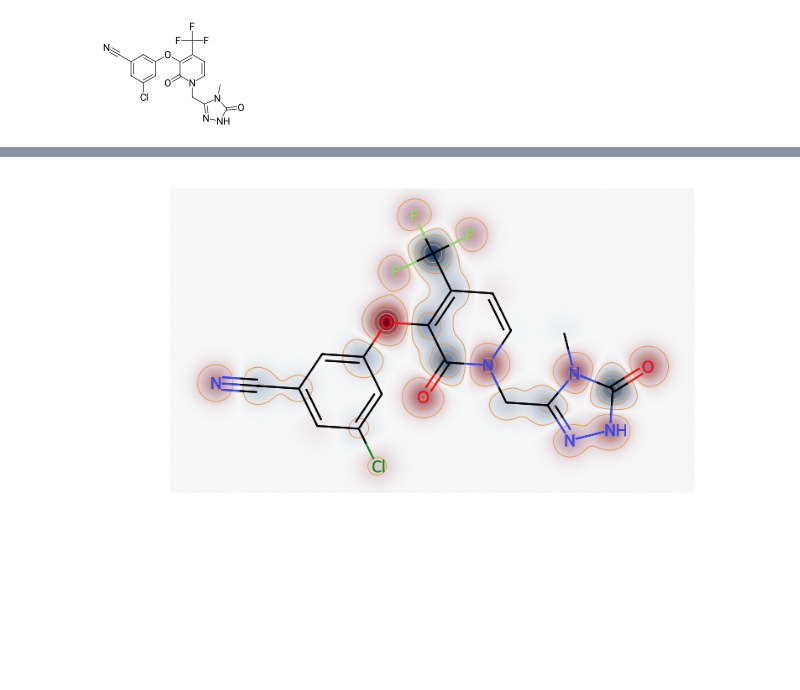
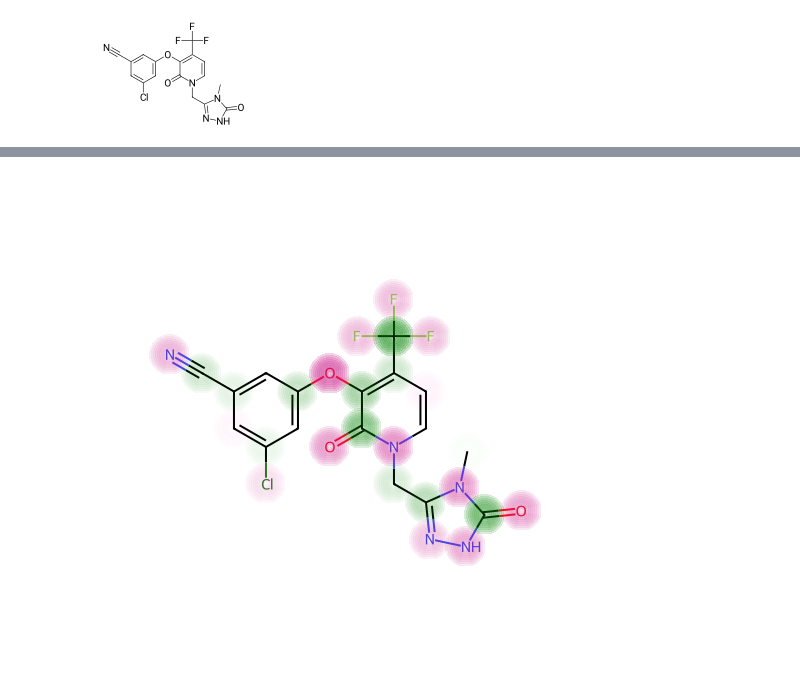
Before and after one commit to seacunilever/mlchem, a Jupyter notebook: examples/4 - Molecule Drawing/mol_drawing_demo.ipynb, the cells around one changed output, grey strips where cells are left out. Drawn from its saved outputs; the diff is of its cells as text; code cells hidden in the pictures; blank space fills up the shorter version.

Commit message:
refresh drawing tutorial notebook and update drawing API

```diff
--- a/examples/4 - Molecule Drawing/mol_drawing_demo.ipynb
+++ b/examples/4 - Molecule Drawing/mol_drawing_demo.ipynb
@@ -174,8 +195,10 @@ img = SM.get_similarity_map_from_weights(doravirine,GCharges,colorMap='GnBu',con
 # %%
 doravirine = create_molecule('Cn1c(n[nH]c1=O)Cn2ccc(c(c2=O)Oc3cc(cc(c3)Cl)C#N)C(F)(F)F')
-drawer = MolDrawer(size=(800,400))
-# drwaw regular molecule
-drawer.update_drawing_options(atomWeights=GCharges,mapStyle='GC',contourColour=(0.9,0.6,0.3),dashNegative=False,colourMap='RdBu')
+PM.Conformation.straighten_mol_2d(doravirine)
+GCharges = PM.Mol.get_gasteiger_charges(doravirine)
+drawer = MolDrawer(size=(500,500))
+# draw regular molecule
+drawer.update_drawing_options(atomWeights=GCharges,mapStyle='C',contourColour=(0.9,0.6,0.3),dashNegative=True,colourMap='RdBu')
 drawer.draw_mol(doravirine,legend='',)
 # %% [output]
-[figure, old version]
+[figure, new version]
```
Also changed, not shown: parts of 32 cells of this notebook, 4 other files.
